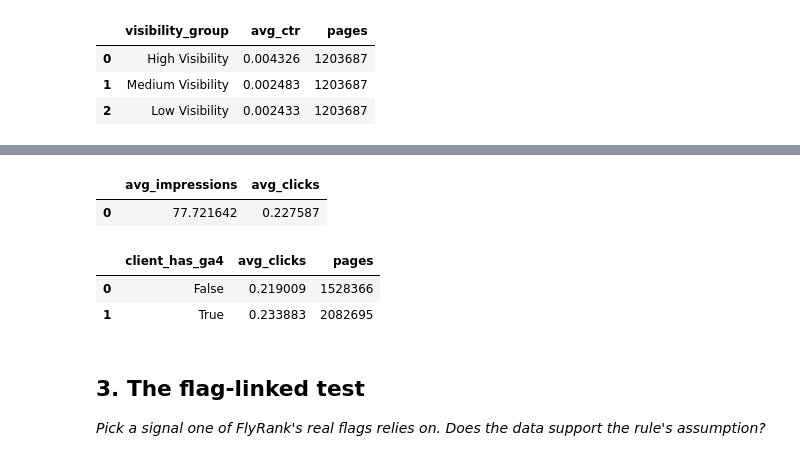
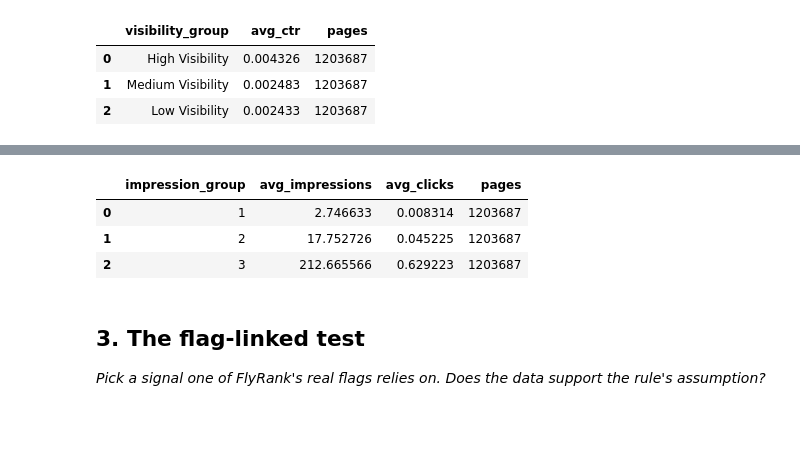
Before and after one commit to Vaib-raksh/Intern-ML, a Jupyter notebook: work/notebooks/w04_signal_audit.ipynb, the cells around one changed output, grey strips where cells are left out. Saved outputs shown, nothing was run; the diff lists cells and outputs as text; code cells hidden in the pictures; blank space fills up the shorter version.

```diff
--- a/work/notebooks/w04_signal_audit.ipynb
+++ b/work/notebooks/w04_signal_audit.ipynb
@@ -138,45 +206,42 @@ signal1
 # %%
-signal2 = con.sql(f"""
+signal3 = con.sql(f"""
+WITH impression_groups AS (
+
 SELECT
-
-AVG(gsc_impressions) AS avg_impressions,
-AVG(gsc_clicks) AS avg_clicks
+    gsc_impressions,
+    gsc_clicks,
+    NTILE(3) OVER (ORDER BY gsc_impressions) AS impression_group
 
 FROM read_parquet(
 '{DATASET}/fact_content_daily_performance/month=2026-03/*.parquet'
 )
 
 WHERE gsc_data_available IS TRUE
+
+)
+
+SELECT
+
+impression_group,
+
+AVG(gsc_impressions) AS avg_impressions,
+AVG(gsc_clicks) AS avg_clicks,
+COUNT(*) AS pages
+
+FROM impression_groups
+
+GROUP BY impression_group
+
+ORDER BY impression_group
+
 """).df()
 
-signal2
+signal3
 # %% [output]
-|  | avg_impressions | avg_clicks |
-| 0 | 77.721642 | 0.227587 |
+|  | impression_group | avg_impressions | avg_clicks | pages |
+| 0 | 1 | 2.746633 | 0.008314 | 1203687 |
+| 1 | 2 | 17.752726 | 0.045225 | 1203687 |
+| 2 | 3 | 212.665566 | 0.629223 | 1203687 |
-# %%
-signal3 = con.sql(f"""
-SELECT
-
-client_has_ga4,
-
-AVG(gsc_clicks) AS avg_clicks,
-
-COUNT(*) AS pages
-
-FROM read_parquet(
-'{DATASET}/fact_content_daily_performance/month=2026-03/*.parquet'
-)
-
-WHERE gsc_data_available IS TRUE
-
-GROUP BY client_has_ga4
-""").df()
-
-signal3
-# %% [output]
-|  | client_has_ga4 | avg_clicks | pages |
-| 0 | False | 0.219009 | 1528366 |
-| 1 | True | 0.233883 | 2082695 |
 # %%
 # This cell is for CODE (numbers, a query, a check).
 # Write your text answer in the cell ABOVE this one — typing sentences here breaks Run All.
```
Also changed, not shown: parts of 9 cells of this notebook.
